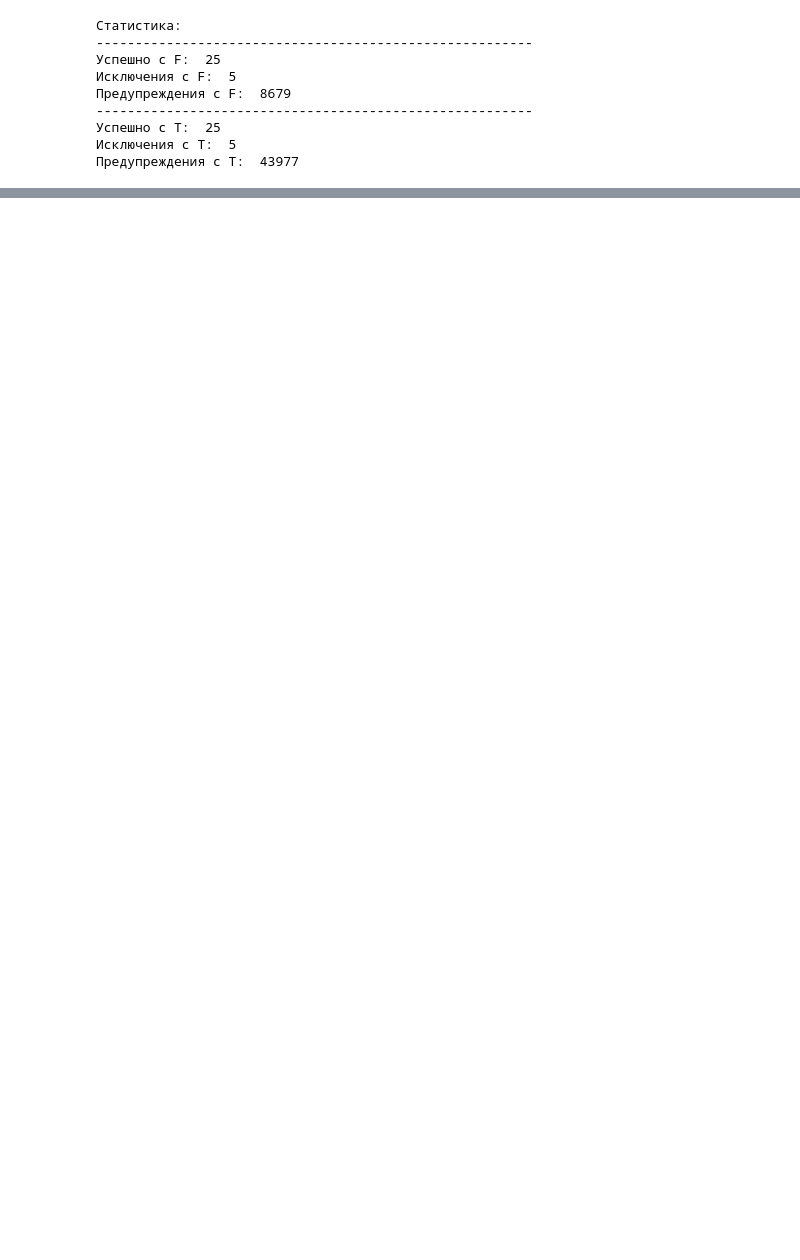
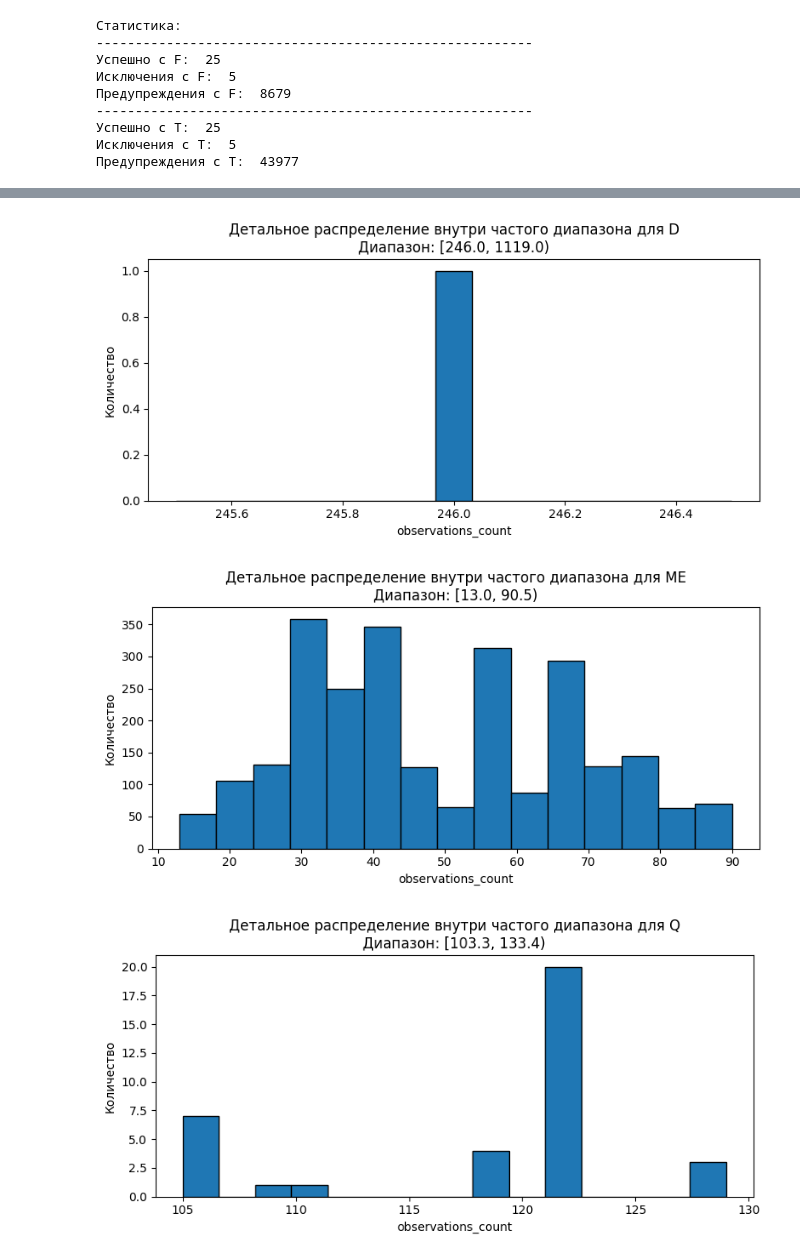
Before and after one commit to MSDiver8/AUTO_FORECAST, a Jupyter notebook: testing.ipynb, the cells around one changed output, grey strips where cells are left out. Saved outputs shown, nothing was run; the diff lists cells and outputs as text; code cells hidden in the pictures; blank space fills up the shorter version.

```diff
--- a/testing.ipynb
+++ b/testing.ipynb
@@ -186,0 +439,6 @@ pd.DataFrame(res_test_ME_T['raise_dic'])
+# %%
+analyze_common_range(df)
+# %% [output]
+[figure, added]
+[figure, added]
+[figure, added]
```
Also changed, not shown: parts of 21 cells of this notebook, 1 other file.
